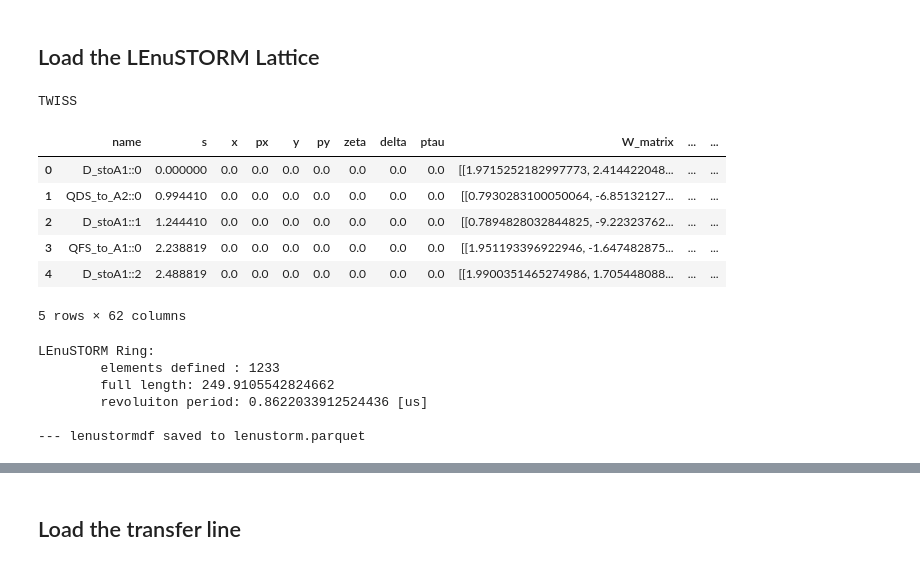
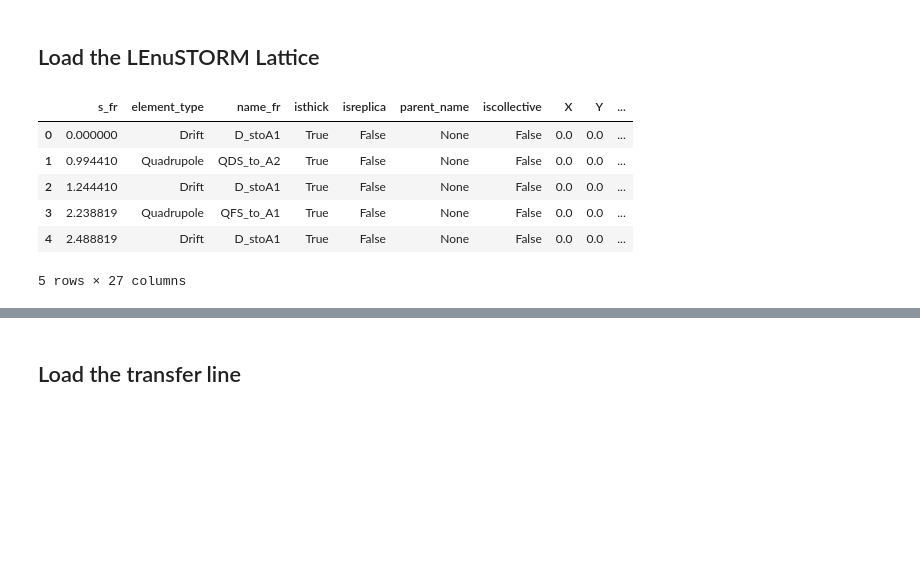
Before and after one commit to JulienHIEGEL/essnusbsim, a Jupyter notebook: myanal/lenustorm.ipynb, the cells around one changed output, grey strips where cells are left out. Cells and saved outputs as stored; diff of their text form; code cells hidden in the pictures; blank space fills up the shorter version.

```diff
--- a/myanal/lenustorm.ipynb
+++ b/myanal/lenustorm.ipynb
@@ -190,29 +180,24 @@ print(f''' Paramters (units in GeV)
 ## Load the LEnuSTORM Lattice
 # %%
 # --- save LEnuSTORM ring info to a parquet file
-gen_lenustorm = True
+gen_lenustorm = False
 if gen_lenustorm:
     FULL_RING, tw_df, survey_df, lenustorm_df = bsim.generate_lenustorm(muon_momentum, icycle=964, verbose=True)
     selected_columns = lenustorm_df.columns.to_list()
     selected_columns.remove('element')
     # print(selected_columns)
     lenustorm_df[selected_columns].to_parquet(f'lenustorm.parquet')
     print(f'--- lenustormdf saved to lenustorm.parquet')
 else:
     lenustorm_df = pd.read_parquet('lenustorm.parquet')
+
+lenustorm_df.head()
 # %% [output]
+|  | s_fr | element_type | name_fr | isthick | isreplica | parent_name | iscollective | X | Y | ... |
+| 0 | 0.000000 | Drift | D_stoA1 | True | False | None | False | 0.0 | 0.0 | ... |
+| 1 | 0.994410 | Quadrupole | QDS_to_A2 | True | False | None | False | 0.0 | 0.0 | ... |
+| 2 | 1.244410 | Drift | D_stoA1 | True | False | None | False | 0.0 | 0.0 | ... |
+| 3 | 2.238819 | Quadrupole | QFS_to_A1 | True | False | None | False | 0.0 | 0.0 | ... |
+| 4 | 2.488819 | Drift | D_stoA1 | True | False | None | False | 0.0 | 0.0 | ... |
-TWISS
+5 rows × 27 columns
-|  | name | s | x | px | y | py | zeta | delta | ptau | W_matrix | ... | ... |
-| 0 | D_stoA1::0 | 0.000000 | 0.0 | 0.0 | 0.0 | 0.0 | 0.0 | 0.0 | 0.0 | [[1.9715252182997773, 2.414422048... | ... | ... |
-| 1 | QDS_to_A2::0 | 0.994410 | 0.0 | 0.0 | 0.0 | 0.0 | 0.0 | 0.0 | 0.0 | [[0.7930283100050064, -6.85132127... | ... | ... |
-| 2 | D_stoA1::1 | 1.244410 | 0.0 | 0.0 | 0.0 | 0.0 | 0.0 | 0.0 | 0.0 | [[0.7894828032844825, -9.22323762... | ... | ... |
-| 3 | QFS_to_A1::0 | 2.238819 | 0.0 | 0.0 | 0.0 | 0.0 | 0.0 | 0.0 | 0.0 | [[1.951193396922946, -1.647482875... | ... | ... |
-| 4 | D_stoA1::2 | 2.488819 | 0.0 | 0.0 | 0.0 | 0.0 | 0.0 | 0.0 | 0.0 | [[1.9900351465274986, 1.705448088... | ... | ... |
-5 rows × 62 columns
-LEnuSTORM Ring:
-        elements defined : 1233
-        full length: 249.9105542824662
-        revoluiton period: 0.8622033912524436 [us]
-
---- lenustormdf saved to lenustorm.parquet
 # %%
```
Also changed, not shown: parts of 13 cells of this notebook, 5 other files.
